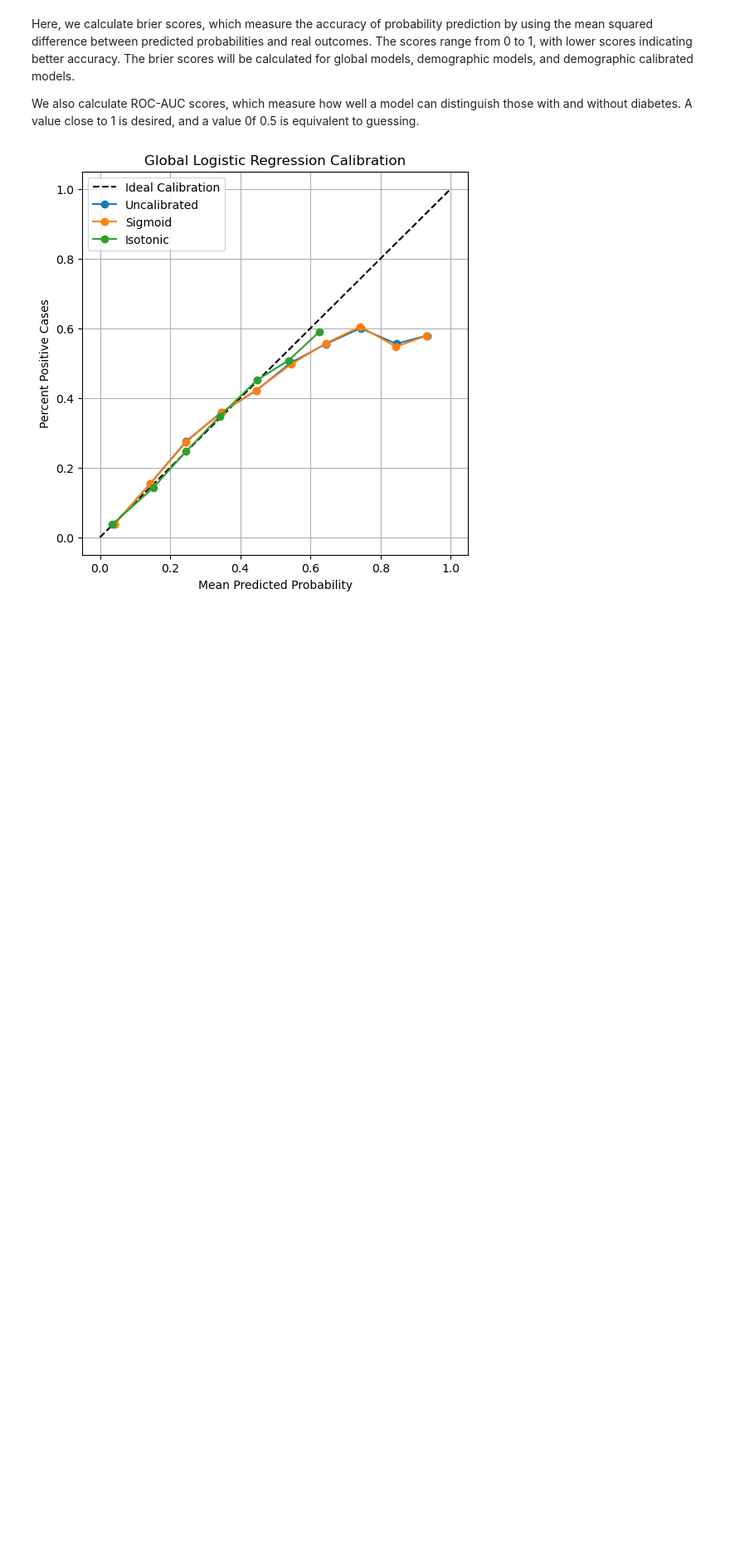
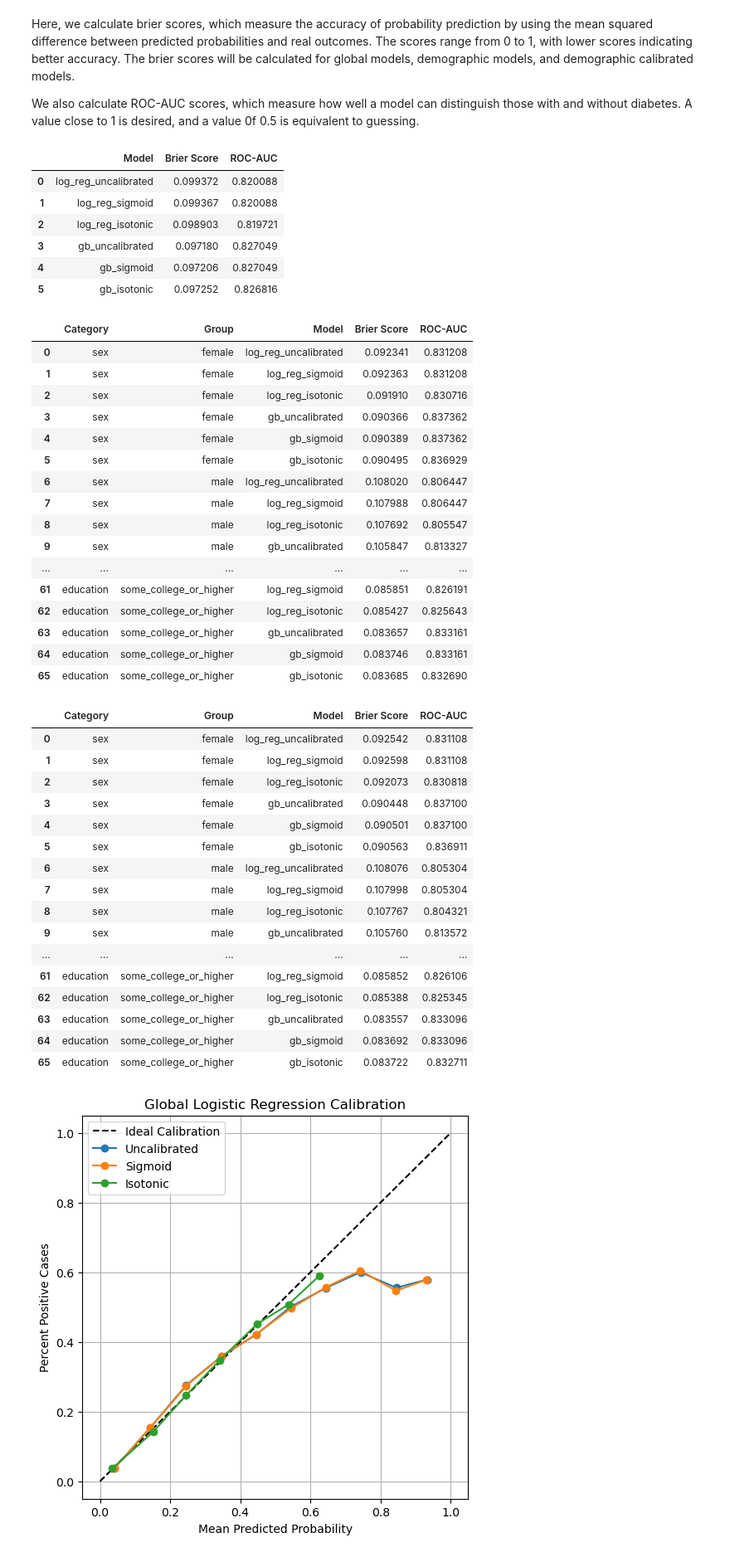
Before and after one commit to emurilloreyes/demographic-diabetes-calibration, a Jupyter notebook: notebooks/04_model_performance.ipynb, the cells around one changed output. Shown at 83% size. Cells and saved outputs as stored; diff of their text form; code cells hidden in the pictures; blank space fills up the shorter version.

Commit message:
Result Tables Displayed

```diff
--- a/notebooks/04_model_performance.ipynb
+++ b/notebooks/04_model_performance.ipynb
@@ -142,24 +142,72 @@ global_group_roc_auc = pd.DataFrame(global_group_roc_auc)
 # %%
 # merge the brier and roc-auc dataframes
 global_results = global_brier_scores.merge(
     global_roc_auc,
     on="Model"
 )
 
 demographic_results = demographic_brier_scores.merge(
     demographic_roc_auc,
     on=["Category", "Group", "Model"]
 )
 
 global_group_results = global_group_brier_scores.merge(
     global_group_roc_auc,
     on=["Category", "Group", "Model"]
 )
 
 # save to csv
 global_results.to_csv("../data/processed/predictions/global_evaluation.csv", index=False)
 demographic_results.to_csv("../data/processed/predictions/demographic_evaluation.csv", index=False)
 global_group_results.to_csv("../data/processed/predictions/global_group_evaluation.csv", index=False)
+
+# Display results
+pd.set_option("display.max_rows", None)
+display(global_results)
+display(demographic_results)
+display(global_group_results)
+# %% [output]
+|  | Model | Brier Score | ROC-AUC |
+| 0 | log_reg_uncalibrated | 0.099372 | 0.820088 |
+| 1 | log_reg_sigmoid | 0.099367 | 0.820088 |
+| 2 | log_reg_isotonic | 0.098903 | 0.819721 |
+| 3 | gb_uncalibrated | 0.097180 | 0.827049 |
+| 4 | gb_sigmoid | 0.097206 | 0.827049 |
+| 5 | gb_isotonic | 0.097252 | 0.826816 |
+|  | Category | Group | Model | Brier Score | ROC-AUC |
+| 0 | sex | female | log_reg_uncalibrated | 0.092341 | 0.831208 |
+| 1 | sex | female | log_reg_sigmoid | 0.092363 | 0.831208 |
+| 2 | sex | female | log_reg_isotonic | 0.091910 | 0.830716 |
+| 3 | sex | female | gb_uncalibrated | 0.090366 | 0.837362 |
+| 4 | sex | female | gb_sigmoid | 0.090389 | 0.837362 |
+| 5 | sex | female | gb_isotonic | 0.090495 | 0.836929 |
+| 6 | sex | male | log_reg_uncalibrated | 0.108020 | 0.806447 |
+| 7 | sex | male | log_reg_sigmoid | 0.107988 | 0.806447 |
+| 8 | sex | male | log_reg_isotonic | 0.107692 | 0.805547 |
+| 9 | sex | male | gb_uncalibrated | 0.105847 | 0.813327 |
+| ... | ... | ... | ... | ... | ... |
+| 61 | education | some_college_or_higher | log_reg_sigmoid | 0.085851 | 0.826191 |
+| 62 | education | some_college_or_higher | log_reg_isotonic | 0.085427 | 0.825643 |
+| 63 | education | some_college_or_higher | gb_uncalibrated | 0.083657 | 0.833161 |
+| 64 | education | some_college_or_higher | gb_sigmoid | 0.083746 | 0.833161 |
+| 65 | education | some_college_or_higher | gb_isotonic | 0.083685 | 0.832690 |
+|  | Category | Group | Model | Brier Score | ROC-AUC |
+| 0 | sex | female | log_reg_uncalibrated | 0.092542 | 0.831108 |
+| 1 | sex | female | log_reg_sigmoid | 0.092598 | 0.831108 |
+| 2 | sex | female | log_reg_isotonic | 0.092073 | 0.830818 |
+| 3 | sex | female | gb_uncalibrated | 0.090448 | 0.837100 |
+| 4 | sex | female | gb_sigmoid | 0.090501 | 0.837100 |
+| 5 | sex | female | gb_isotonic | 0.090563 | 0.836911 |
+| 6 | sex | male | log_reg_uncalibrated | 0.108076 | 0.805304 |
+| 7 | sex | male | log_reg_sigmoid | 0.107998 | 0.805304 |
+| 8 | sex | male | log_reg_isotonic | 0.107767 | 0.804321 |
+| 9 | sex | male | gb_uncalibrated | 0.105760 | 0.813572 |
+| ... | ... | ... | ... | ... | ... |
+| 61 | education | some_college_or_higher | log_reg_sigmoid | 0.085852 | 0.826106 |
+| 62 | education | some_college_or_higher | log_reg_isotonic | 0.085388 | 0.825345 |
+| 63 | education | some_college_or_higher | gb_uncalibrated | 0.083557 | 0.833096 |
+| 64 | education | some_college_or_higher | gb_sigmoid | 0.083692 | 0.833096 |
+| 65 | education | some_college_or_higher | gb_isotonic | 0.083722 | 0.832711 |
 # %%
 # plot calibration curves for different prediction methods
 def plot_calibration_curves(y_true, predictions, title):
```
